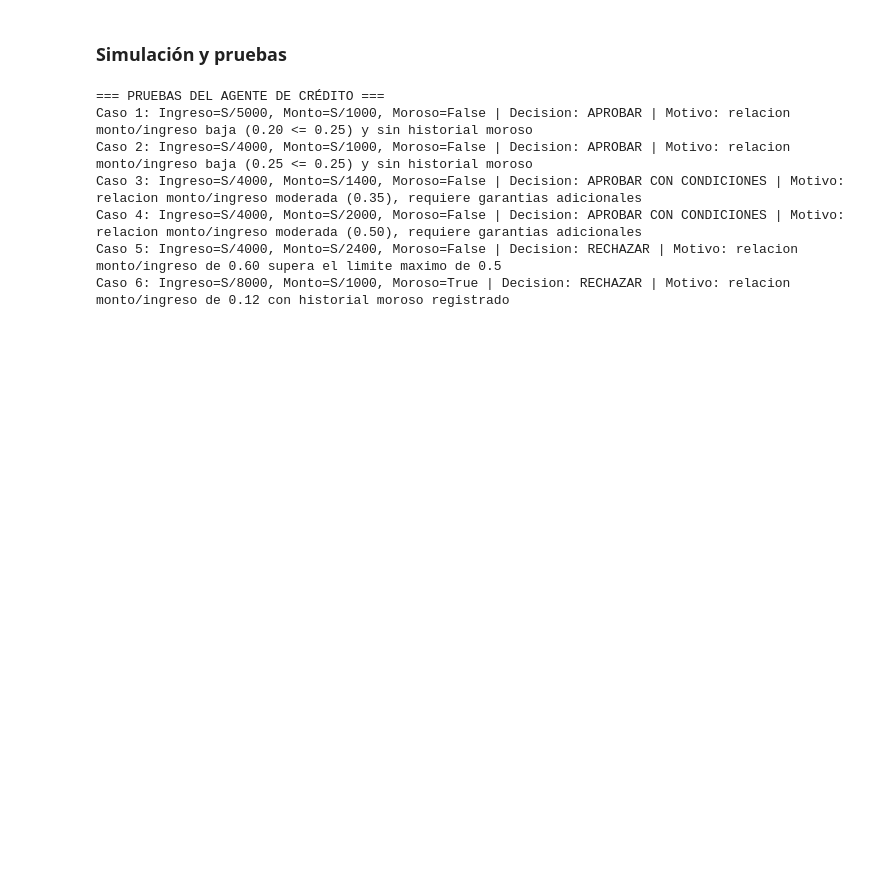
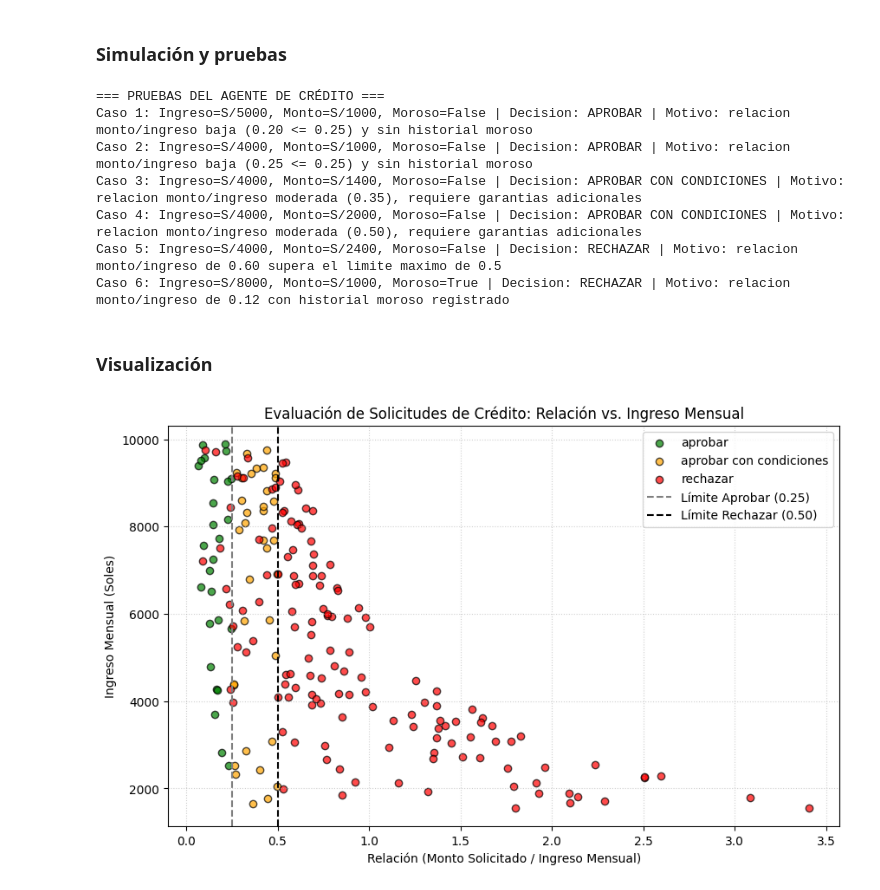
Before and after one commit to RodrigoCayllahua/S484-Practica001-Viernes-Conde-Cayllahua, a Jupyter notebook: Ejercicio1_Credito_Conde.ipynb, the cells around one changed output. Saved outputs shown, nothing was run; the diff lists cells and outputs as text; code cells hidden in the pictures; blank space fills up the shorter version.

Commit message:
feat(ej1): agregar simulacion de 200 casos y grafico scatter

```diff
--- a/Ejercicio1_Credito_Conde.ipynb
+++ b/Ejercicio1_Credito_Conde.ipynb
@@ -60,3 +60,62 @@ Caso 3: Ingreso=S/4000, Monto=S/1400, Moroso=False | Decision: APROBAR CON CONDI
 Caso 4: Ingreso=S/4000, Monto=S/2000, Moroso=False | Decision: APROBAR CON CONDICIONES | Motivo: relacion monto/ingreso moderada (0.50), requiere garantias adicionales
 Caso 5: Ingreso=S/4000, Monto=S/2400, Moroso=False | Decision: RECHAZAR | Motivo: relacion monto/ingreso de 0.60 supera el limite maximo de 0.5
 Caso 6: Ingreso=S/8000, Monto=S/1000, Moroso=True | Decision: RECHAZAR | Motivo: relacion monto/ingreso de 0.12 con historial moroso registrado
+# %% [markdown]
+### Visualización
+# %%
+import numpy as np
+import matplotlib.pyplot as plt
+
+# Semilla para que los resultados sean reproducibles
+np.random.seed(42)
+num_muestras = 200
+
+# Simulación de datos de 200 clientes (ingresos, monto pedido y morosidad)
+ingresos = np.random.uniform(1500, 10000, num_muestras)
+montos = np.random.uniform(500, 6000, num_muestras)
+historiales = np.random.choice([True, False], size=num_muestras, p=[0.25, 0.75])
+
+# Cálculo de la relación endeudamiento (monto / ingreso)
+relaciones = montos / ingresos
+acciones = []
+
+# Evaluamos a cada cliente con la función del agente
+for ing, mon, mor in zip(ingresos, montos, historiales):
+    acc, _ = agente_credito(ing, mon, mor)
+    acciones.append(acc)
+
+# Colores para cada respuesta del crédito
+colores_mapa = {
+    "aprobar": "green",
+    "aprobar con condiciones": "orange",
+    "rechazar": "red"
+}
+
+# Configuración del gráfico
+plt.figure(figsize=(10, 6))
+
+# Graficamos los puntos agrupados por la decisión tomada
+for decision in ["aprobar", "aprobar con condiciones", "rechazar"]:
+    indices = [i for i, a in enumerate(acciones) if a == decision]
+    plt.scatter(
+        relaciones[indices],
+        ingresos[indices],
+        c=colores_mapa[decision],
+        label=decision,
+        alpha=0.7,
+        edgecolors='k'
+    )
+
+# Líneas guía de límites de evaluación
+plt.axvline(x=0.25, color='gray', linestyle='--', label='Límite Aprobar (0.25)')
+plt.axvline(x=0.50, color='black', linestyle='--', label='Límite Rechazar (0.50)')
+
+# Títulos, etiquetas y formato final
+plt.title("Evaluación de Solicitudes de Crédito: Relación vs. Ingreso Mensual")
+plt.xlabel("Relación (Monto Solicitado / Ingreso Mensual)")
+plt.ylabel("Ingreso Mensual (Soles)")
+plt.legend()
+plt.grid(True, linestyle=':', alpha=0.6)
+plt.show()
+# %% [output]
+[figure, added]
```
Also changed, not shown: parts of 1 cell of this notebook.
